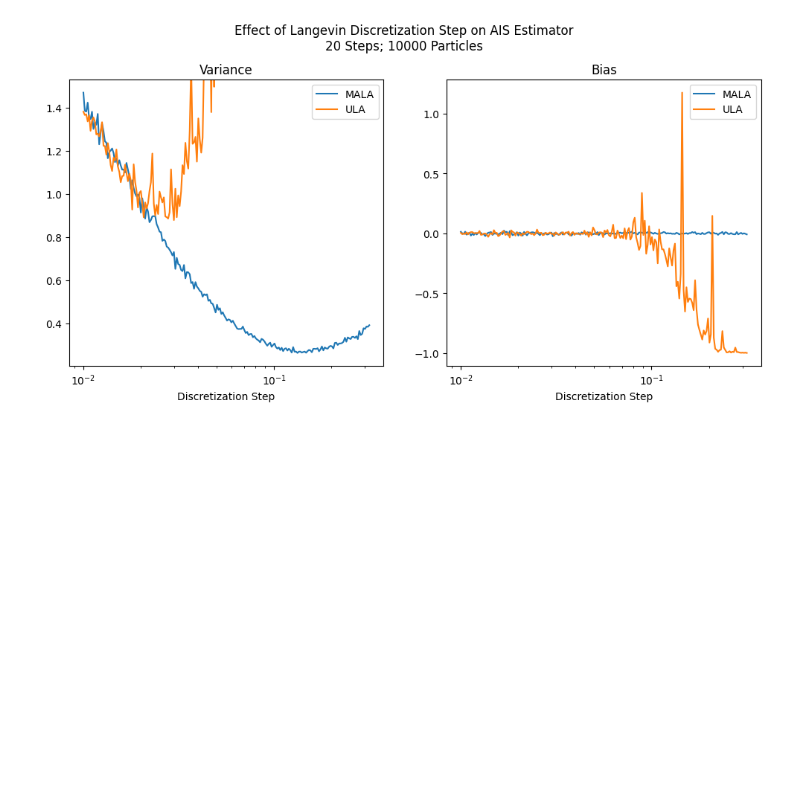
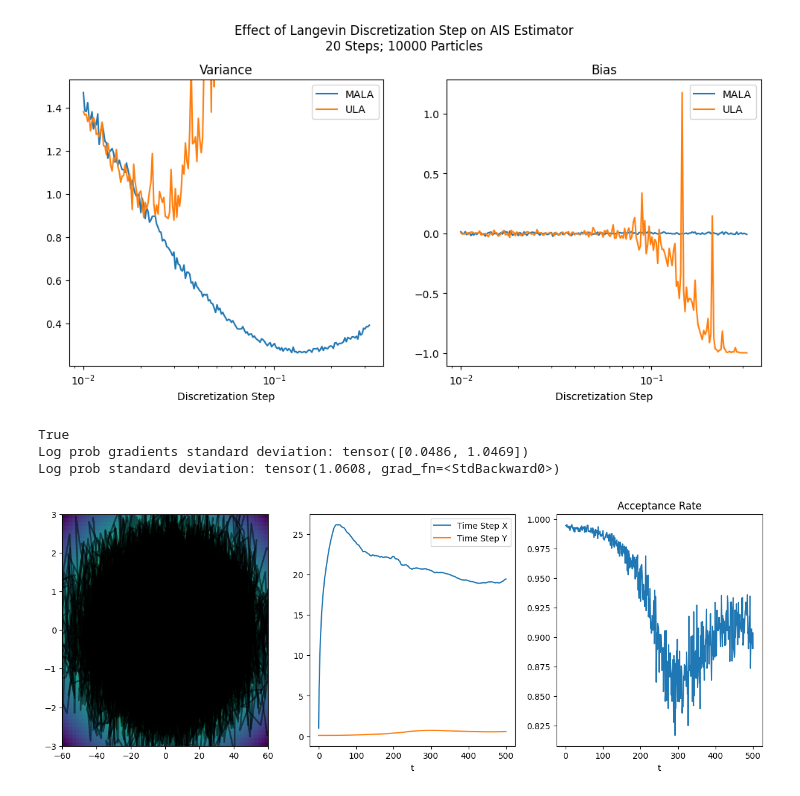
Before and after one commit to xapq/approximate-metropolis-hastings, a Jupyter notebook: notebooks/SequentialMCTest.ipynb, the cells around one changed output. Cells and saved outputs as stored; diff of their text form; code cells hidden in the pictures; blank space fills up the shorter version.

```diff
--- a/notebooks/SequentialMCTest.ipynb
+++ b/notebooks/SequentialMCTest.ipynb
@@ -176,3 +173,77 @@ Minimal ULA variance: 0.00003
 Time step for optimal MALA variance: 0.13277
 Minimal MALA variance: 0.26348
 [figure]
+# %%
+def conditioned_langevin_test():
+    n_particles = 100
+    n_steps=500
+    dpi=60
+    xscale = 20.
+    gamma = 0.1
+    acc_rate_target = 0.9
+    time_step=torch.tensor([1., 1.]) * gamma
+    xlim = (-3 * xscale, 3 * xscale)
+    ylim = (-3, 3)
+
+    proposal = torch.distributions.MultivariateNormal(torch.tensor([0., 0.]), torch.diag(torch.tensor([1., 1.])))
+    target = torch.distributions.MultivariateNormal(torch.tensor([0., 0.]), torch.diag(torch.tensor([xscale**2, 1.])))
+
+    x = torch.zeros((n_particles, 2))
+    xs = [x.detach()]
+    time_steps = [time_step]
+    acc_rates = []
+
+    for i in range(n_steps):
+        kernel = LangevinKernel(target, time_step=time_step, mh_corrected=True)
+        x, acc_prob = kernel.step(x)
+        acc_rate = acc_prob.mean().item()
+        if acc_rate < acc_rate_target:
+            gamma *= 0.99
+        else:
+            gamma *= 1.01
+
+        x.requires_grad_(True)
+        log_prob_grads = torch.autograd.grad(target.log_prob(x).sum(), x)[0]
+        grads_std = torch.std(log_prob_grads, axis=0)
+        time_step = 0.99 * time_step + 0.01 * gamma / (1e-3 + grads_std)
+
+        xs.append(x.detach())
+        time_steps.append(time_step.detach())
+        acc_rates.append(acc_rate)
+
+    xs = torch.stack(xs, dim=1).requires_grad_(True)
+    time_steps = to_numpy(torch.stack(time_steps, dim=0))
+
+    fig, axs = plt.subplots(figsize=(15, 5), ncols=3)
+
+    ax = axs[0]
+    plot_2d_torch_function(ax, target.log_prob, xlim, ylim, dpi)
+    for i in range(n_particles):
+        ax.plot(*pl(xs[i]), c='black', alpha=0.5, linewidth=2)
+    ax.set_xlim(xlim)
+    ax.set_ylim(ylim)
+
+    ax = axs[1]
+    ax.plot(np.arange(n_steps+1), time_steps[:, 0] / time_steps[:, 1], label='Time Step X')
+    ax.plot(np.arange(n_steps+1), time_steps[:, 1], label='Time Step Y')
+    ax.set_xlabel('t')
+    ax.legend()
+
+    ax = axs[2]
+    ax.set_title('Acceptance Rate')
+    ax.plot(np.arange(1, n_steps+1), acc_rates)
+    ax.set_xlabel('t')
+
+    target_xs = target.sample((n_steps,)).requires_grad_(True)
+    log_probs = target.log_prob(target_xs)
+    print(xs.requires_grad)
+    log_prob_grads = torch.autograd.grad(log_probs.sum(), target_xs)[0]
+    print('Log prob gradients standard deviation:', torch.std(log_prob_grads, axis=0))
+    print('Log prob standard deviation:', torch.std(log_probs, axis=0))
+
+conditioned_langevin_test()
+# %% [output]
+True
+Log prob gradients standard deviation: tensor([0.0486, 1.0469])
+Log prob standard deviation: tensor(1.0608, grad_fn=<StdBackward0>)
+[figure, added]
```
Also changed, not shown: parts of 4 cells of this notebook, 3 other files.
